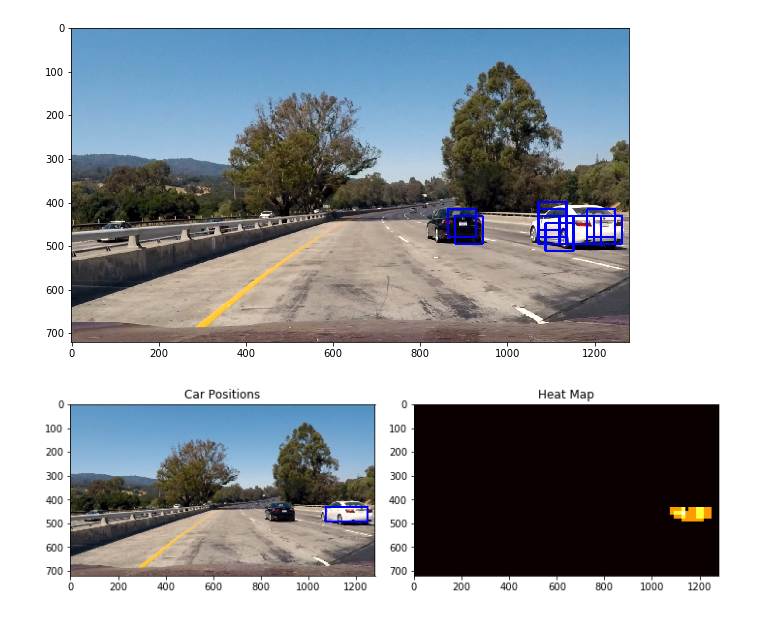
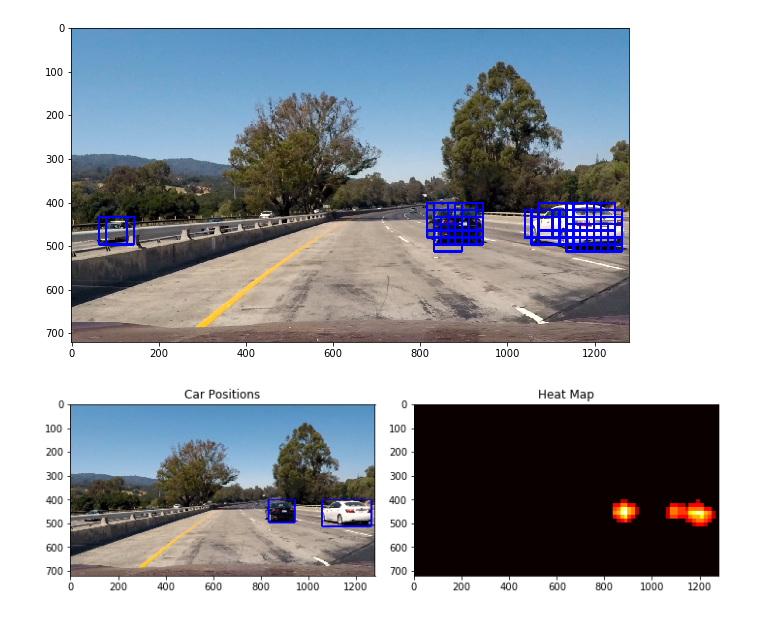
Before and after one commit to partmor/CarND-VehicleDetection-P5, a Jupyter notebook: p5_solution.ipynb, the cells around one changed output. Drawn from its saved outputs; the diff is of its cells as text; code cells hidden in the pictures.

```diff
--- a/p5_solution.ipynb
+++ b/p5_solution.ipynb
@@ -19,18 +19,18 @@ else:
     not_car_image_fnames = glob.glob('data/non-vehicles/*/*.png')
 # %%
 PARAMS = {
-    'use_spatial': False,
-    'spatial_cspace': 'HSV',
+    'use_spatial': True,
+    'spatial_cspace': 'YCrCb',
     'spatial_resize': 32,
 
-    'use_hist': False,
-    'hist_cspace': 'HSV',
-    'hist_nbins': 64,
+    'use_hist': True,
+    'hist_cspace': 'YCrCb',
+    'hist_nbins': 32,
 
     'use_hog': True,
     'hog_cspace': 'YCrCb',
-    'channels_for_hog': [1,2],
-    'hog_orientations': 11,
+    'channels_for_hog': [0,1,2],
+    'hog_orientations': 9,
     'hog_pixels_per_cell': 16,
     'hog_cells_per_block': 2,
 
@@ -133,15 +133,20 @@ xgb = XGBClassifier(
     max_depth=3,
     n_estimators=100,
     learning_rate=0.1,
-    subsample=0.7
+    subsample=0.5
 )
+
+from sklearn.svm import LinearSVC
+svc = LinearSVC(
+    C=10
+)
 # %%
 from sklearn.pipeline import make_pipeline
 from sklearn.preprocessing import StandardScaler
 
 scaled_clf = make_pipeline(
     StandardScaler(),
-    xgb
+    svc
 )
 # %%
 from sklearn.model_selection import train_test_split, StratifiedKFold
@@ -278,28 +276,29 @@ def find_cars(img, ystart, ystop, scale, cells_per_step_overlap, clf_pl,
         return hot_window_list, draw_img
     return hot_window_list
 # %%
+test_img = io.imread('test_images/test1.jpg')
 hot_windows, test_output = find_cars(
     test_img,
-    ystart=350, ystop=600,
+    ystart=400, ystop=650,
     scale=1.0,
-    cells_per_step_overlap=1,
+    cells_per_step_overlap=PARAMS['cells_per_step_overlap'],
     clf_pl=scaled_clf,
     use_hog=PARAMS['use_hog'], hog_cspace=PARAMS['hog_cspace'],
     channels_for_hog=PARAMS['channels_for_hog'],
     orient=PARAMS['hog_orientations'],
     pix_per_cell=PARAMS['hog_pixels_per_cell'],
     cell_per_block=PARAMS['hog_cells_per_block'],
     use_spatial=PARAMS['use_spatial'], spatial_cspace=PARAMS['spatial_cspace'],
     spatial_size=PARAMS['spatial_resize'],
     use_hist=PARAMS['use_hist'], hist_cspace=PARAMS['hist_cspace'],
     hist_bins=PARAMS['hist_nbins'],
     vis=True
 )
 
 plt.figure(figsize=(10,10))
 plt.imshow(test_output);
 # %% [output]
-[figure, old version]
+[figure, new version]
 # %%
 from scipy.ndimage.measurements import label
 heat = np.zeros_like(test_img[:,:,0]).astype(np.float)
@@ -318,7 +317,7 @@ plt.imshow(heatmap, cmap='hot')
 plt.title('Heat Map')
 fig.tight_layout()
 # %% [output]
-[figure, old version]
+[figure, new version]
 # %%
 detect_for_scale = lambda img, ystart, ystop, scale: find_cars(
     img,
```
Also changed, not shown: parts of 13 cells of this notebook.
